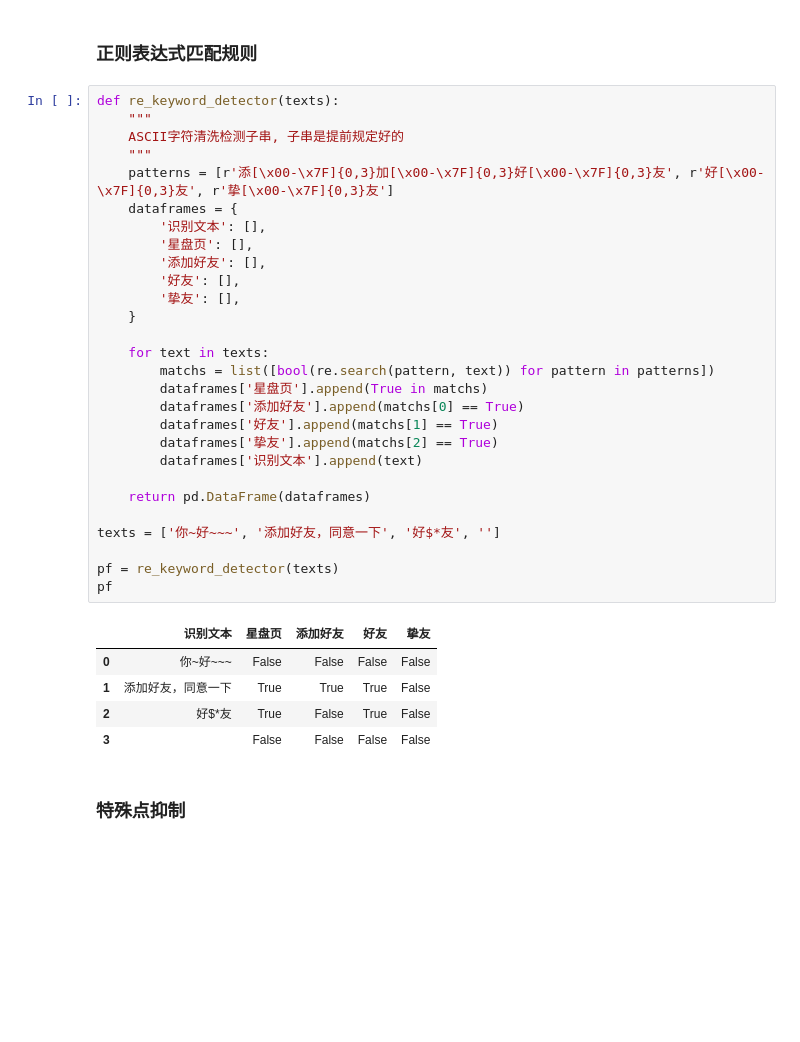
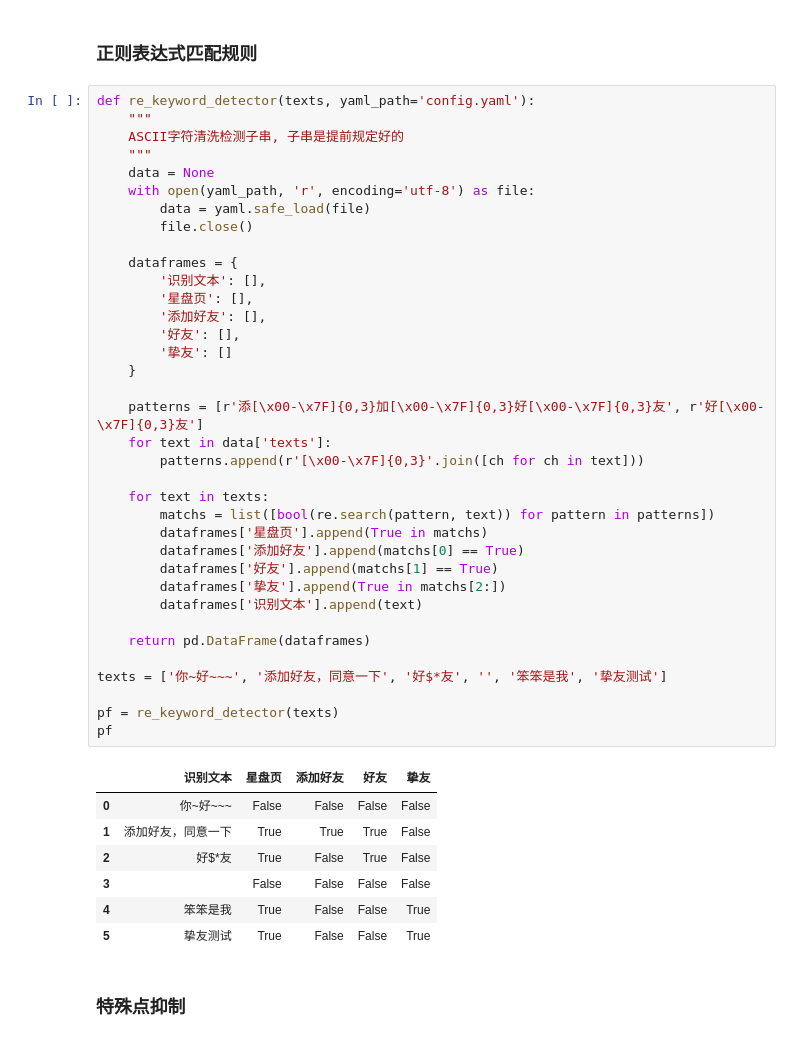
Before and after one commit to hhhhc-da/sky-auto-collect, a Jupyter notebook: sky-api/heart-image.ipynb, the cells around one changed output. Saved outputs shown, nothing was run; the diff lists cells and outputs as text; blank space fills up the shorter version.

```diff
--- a/sky-api/heart-image.ipynb
+++ b/sky-api/heart-image.ipynb
@@ -530,39 +534,49 @@ OCR 识别结果: "好友", 坐标: [20, 23, 60, 61], [60, 22, 99, 61]
 # %% [markdown]
 ### __正则表达式匹配规则__
 # %%
-def re_keyword_detector(texts):
+def re_keyword_detector(texts, yaml_path='config.yaml'):
     """
     ASCII字符清洗检测子串, 子串是提前规定好的
     """
-    patterns = [r'添[\x00-\x7F]{0,3}加[\x00-\x7F]{0,3}好[\x00-\x7F]{0,3}友', r'好[\x00-\x7F]{0,3}友', r'挚[\x00-\x7F]{0,3}友']
+    data = None
+    with open(yaml_path, 'r', encoding='utf-8') as file:
+        data = yaml.safe_load(file)
+        file.close()
+
     dataframes = {
         '识别文本': [],
         '星盘页': [],
         '添加好友': [],
         '好友': [],
-        '挚友': [],
+        '挚友': []
     }
+
+    patterns = [r'添[\x00-\x7F]{0,3}加[\x00-\x7F]{0,3}好[\x00-\x7F]{0,3}友', r'好[\x00-\x7F]{0,3}友']
+    for text in data['texts']:
+        patterns.append(r'[\x00-\x7F]{0,3}'.join([ch for ch in text]))
 
     for text in texts:
         matchs = list([bool(re.search(pattern, text)) for pattern in patterns])
         dataframes['星盘页'].append(True in matchs)
         dataframes['添加好友'].append(matchs[0] == True)
         dataframes['好友'].append(matchs[1] == True)
-        dataframes['挚友'].append(matchs[2] == True)
+        dataframes['挚友'].append(True in matchs[2:])
         dataframes['识别文本'].append(text)
 
     return pd.DataFrame(dataframes)
 
-texts = ['你~好~~~', '添加好友，同意一下', '好$*友', '']
+texts = ['你~好~~~', '添加好友，同意一下', '好$*友', '', '笨笨是我', '挚友测试']
 
 pf = re_keyword_detector(texts)
 pf
 # %% [output]
 |  | 识别文本 | 星盘页 | 添加好友 | 好友 | 挚友 |
 | 0 | 你~好~~~ | False | False | False | False |
 | 1 | 添加好友，同意一下 | True | True | True | False |
 | 2 | 好$*友 | True | False | True | False |
 | 3 |  | False | False | False | False |
+| 4 | 笨笨是我 | True | False | False | True |
+| 5 | 挚友测试 | True | False | False | True |
 # %% [markdown]
 ### __特殊点抑制__
 # %%
```
Also changed, not shown: parts of 2 cells of this notebook, 8 other files.
